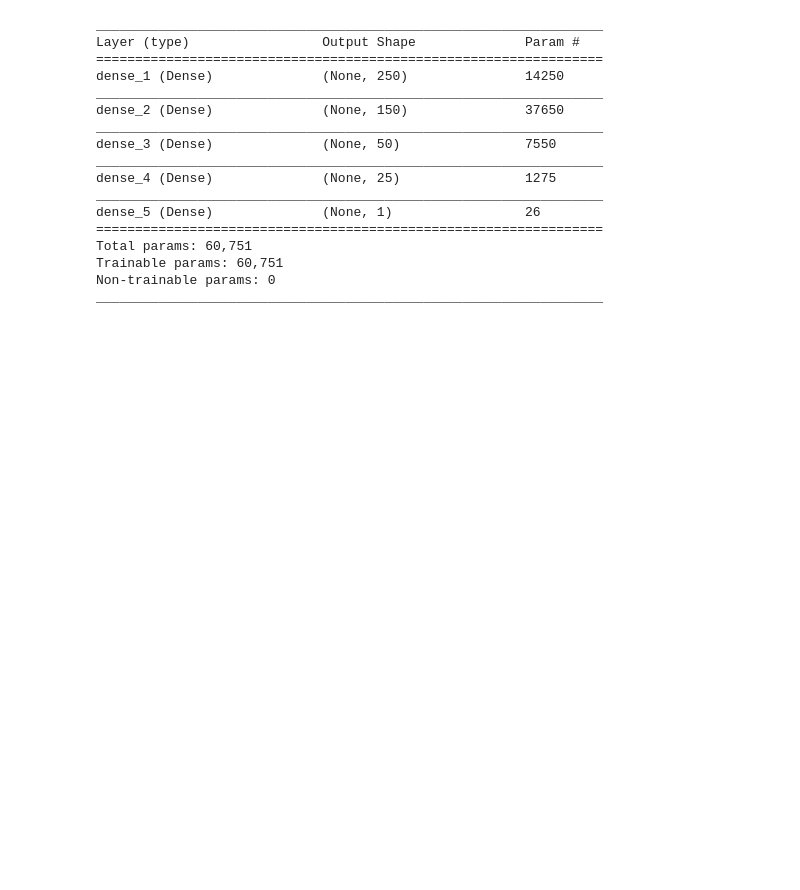
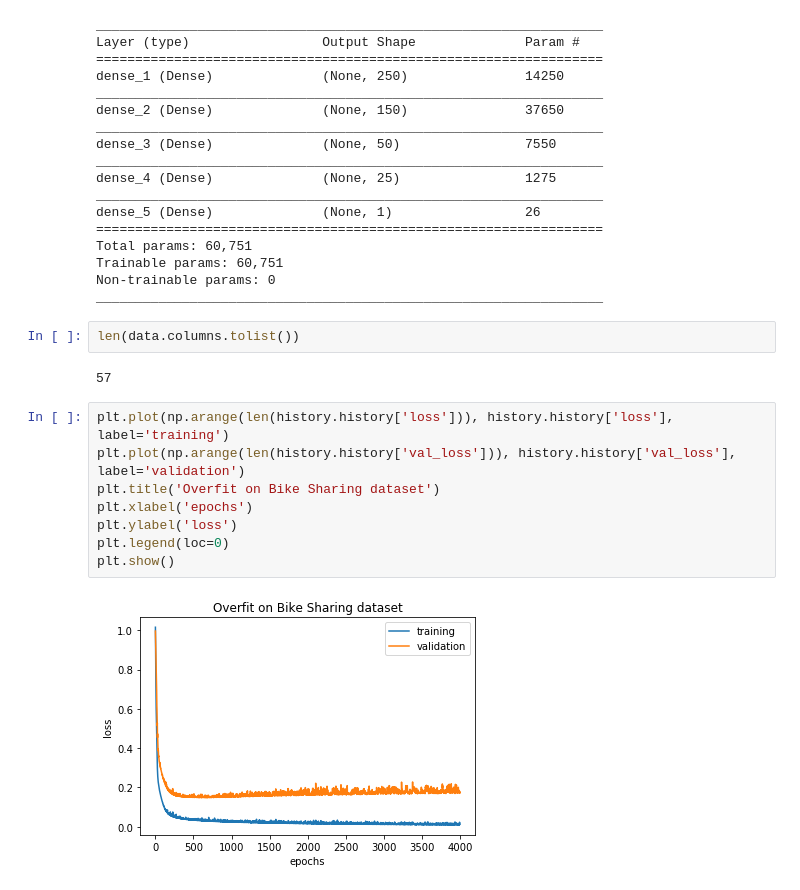
Before and after one commit to edyoda/tensorflow-tutorial, a Jupyter notebook: Understanding Regularization using Bike Data.ipynb, the cells around one changed output. Saved outputs shown, nothing was run; the diff lists cells and outputs as text; blank space fills up the shorter version.

```diff
--- a/Understanding Regularization using Bike Data.ipynb
+++ b/Understanding Regularization using Bike Data.ipynb
@@ -116,3 +116,17 @@ Total params: 60,751
 Trainable params: 60,751
 Non-trainable params: 0
 _________________________________________________________________
+# %%
+len(data.columns.tolist())
+# %% [output]
+57
+# %%
+plt.plot(np.arange(len(history.history['loss'])), history.history['loss'], label='training')
+plt.plot(np.arange(len(history.history['val_loss'])), history.history['val_loss'], label='validation')
+plt.title('Overfit on Bike Sharing dataset')
+plt.xlabel('epochs')
+plt.ylabel('loss')
+plt.legend(loc=0)
+plt.show()
+# %% [output]
+[figure, added]
```
Also changed, not shown: parts of 4 cells of this notebook, 4 other files.
